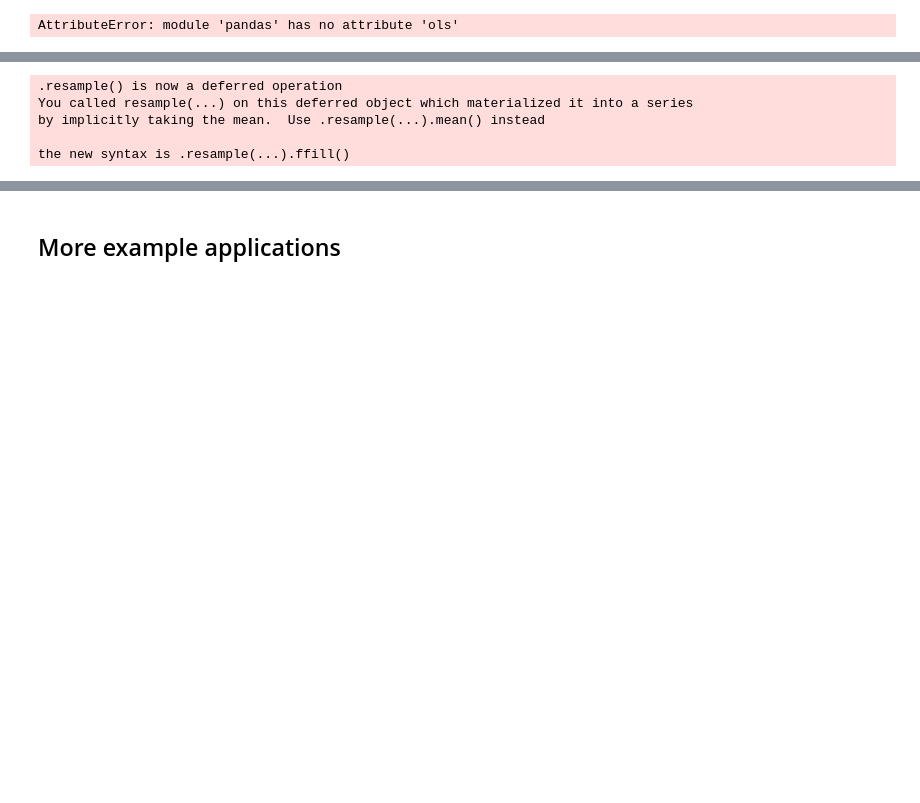
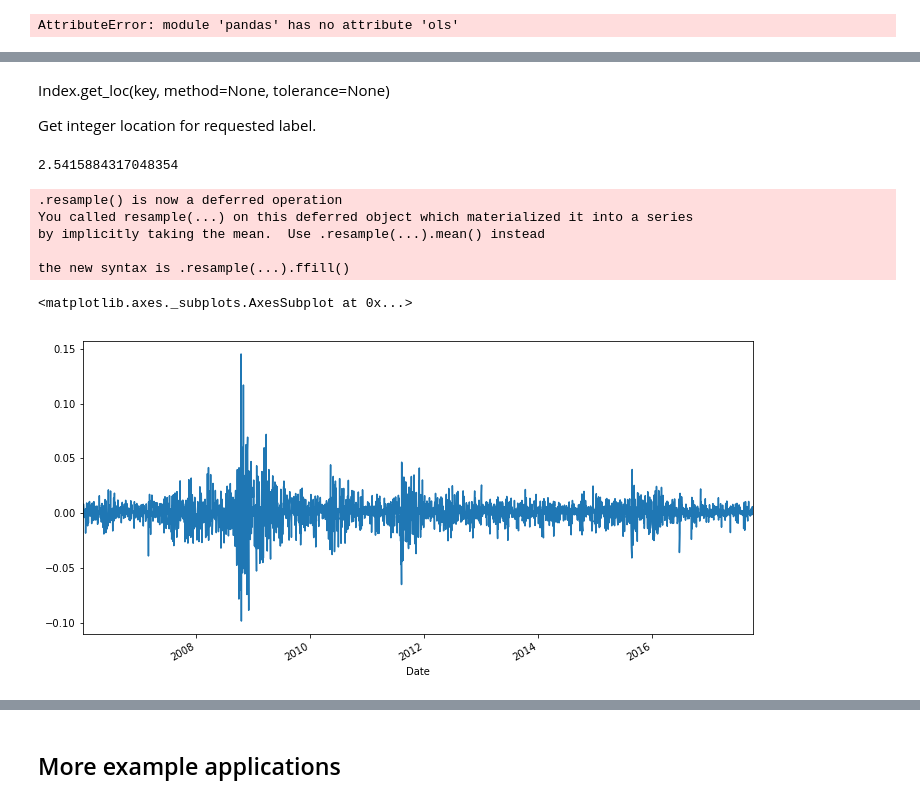
Before and after one commit to yumenoshima-ep/akihabara, a Jupyter notebook: ch11-hm.ipynb, the cells around one changed output, grey strips where cells are left out. Cells and saved outputs as stored; diff of their text form; code cells hidden in the pictures; blank space fills up the shorter version.

```diff
--- a/ch11-hm.ipynb
+++ b/ch11-hm.ipynb
@@ -719 +800,10 @@ def trend_signal(rets, lookback, lag):
+# %% [markdown]
+Index.get_loc(key, method=None, tolerance=None)
+
+Get integer location for requested label.
+# %%
+    first_loc = max(index.index.get_loc(index.idxmax()) - 1, 0)
+    index[first_loc]
+# %% [output]
+2.5415884317048354
 # %%
@@ -727,3 +819,8 @@ You called resample(...) on this deferred object which materialized it into a se
 by implicitly taking the mean.  Use .resample(...).mean() instead
 
 the new syntax is .resample(...).ffill()
+# %%
+returns.plot()
+# %% [output]
+<matplotlib.axes._subplots.AxesSubplot at 0x...>
+[figure, added]
```
Also changed, not shown: parts of 60 cells of this notebook.
